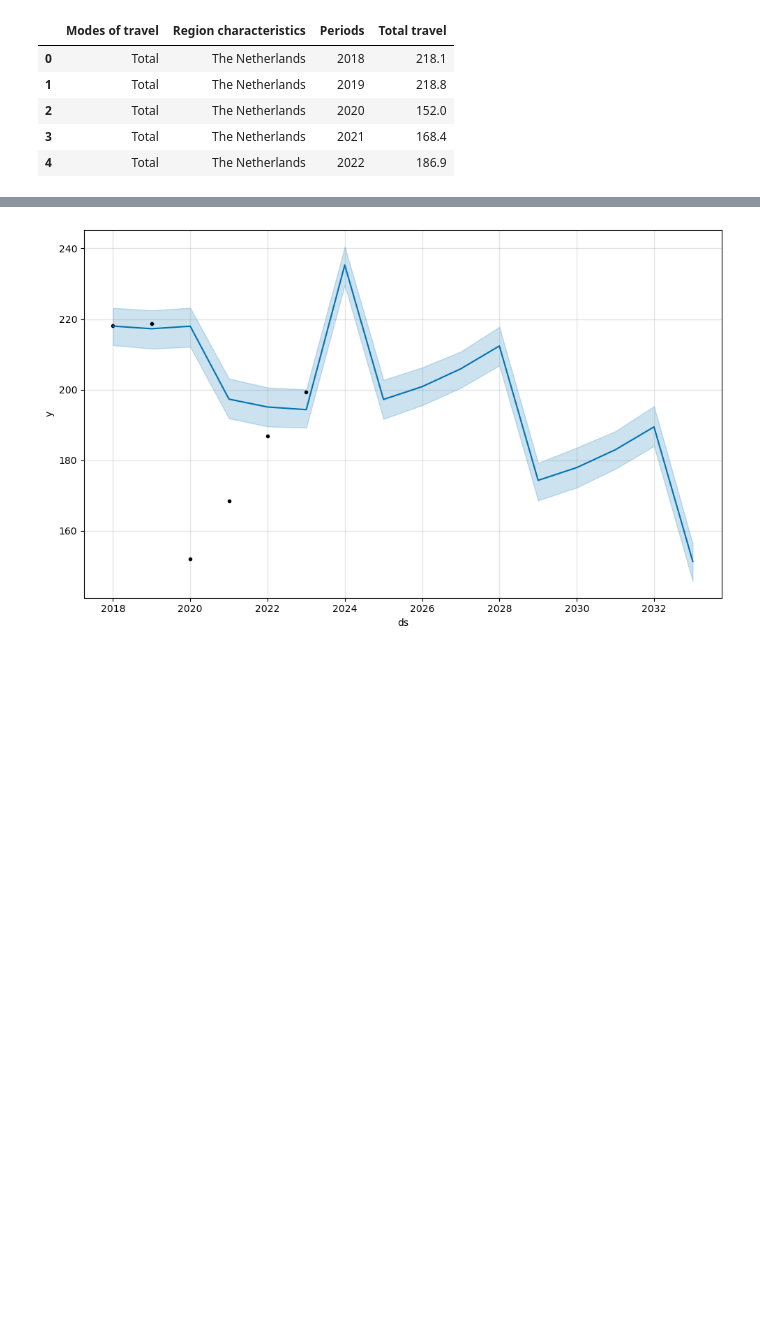
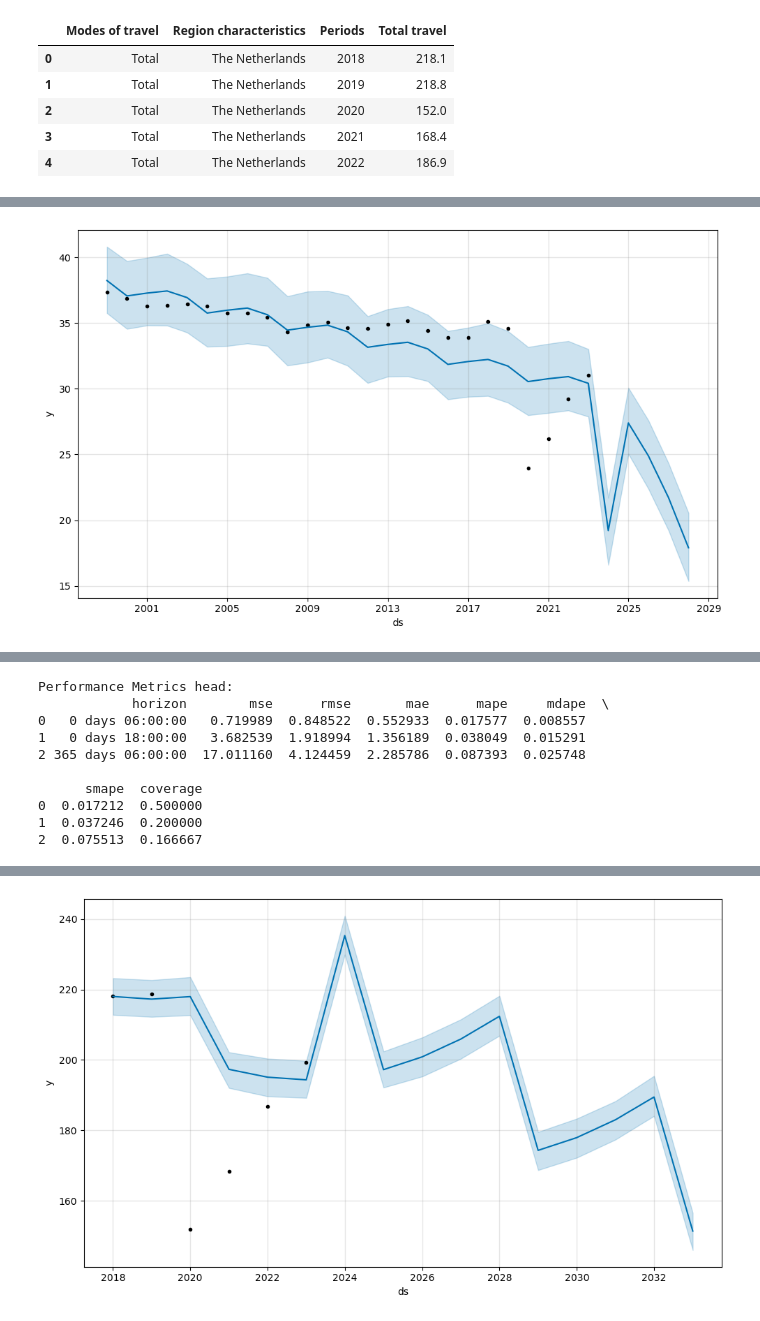
Before and after one commit to lucvanham8/TIL6022-Groupproject, a Jupyter notebook: forecasting_test.ipynb, the cells around one changed output, grey strips where cells are left out. Cells and saved outputs as stored; diff of their text form; code cells hidden in the pictures; blank space fills up the shorter version.

Commit message:
Cleaned code for model 1 of forecast

```diff
--- a/forecasting_test.ipynb
+++ b/forecasting_test.ipynb
@@ -72,0 +83,22 @@ forecast = m.predict(prediction)
+# %%
+# --- Results of forecast model 1 ---
+
+#Plot figure with results
+fig1 = m1.plot(forecast_m1)
+plt.show()
+
+#Do cross_validation to check accuracy of model
+df_cv_m1 = cross_validation(
+    model=m1,
+    initial='365.25 D',
+    period='730.5 D',
+    horizon='365.25 D'
+)
+
+df_p_m1 = performance_metrics(df_cv_m1)
+
+#Print results of performance metrics
+print("\nPerformance Metrics head:")
+print(df_p_m1.head())
+# %% [output]
+[figure, added]
@@ -73,3 +116,13 @@ forecast = m.predict(prediction)
+Performance Metrics head:
+            horizon        mse      rmse       mae      mape     mdape  \
+0   0 days 06:00:00   0.719989  0.848522  0.552933  0.017577  0.008557
+1   0 days 18:00:00   3.682539  1.918994  1.356189  0.038049  0.015291
+2 365 days 06:00:00  17.011160  4.124459  2.285786  0.087393  0.025748
+
+      smape  coverage
+0  0.017212  0.500000
+1  0.037246  0.200000
+2  0.075513  0.166667
 # %%
 # --- Forecast second model with prestation data ---
 
```
Also changed, not shown: parts of 8 cells of this notebook.
